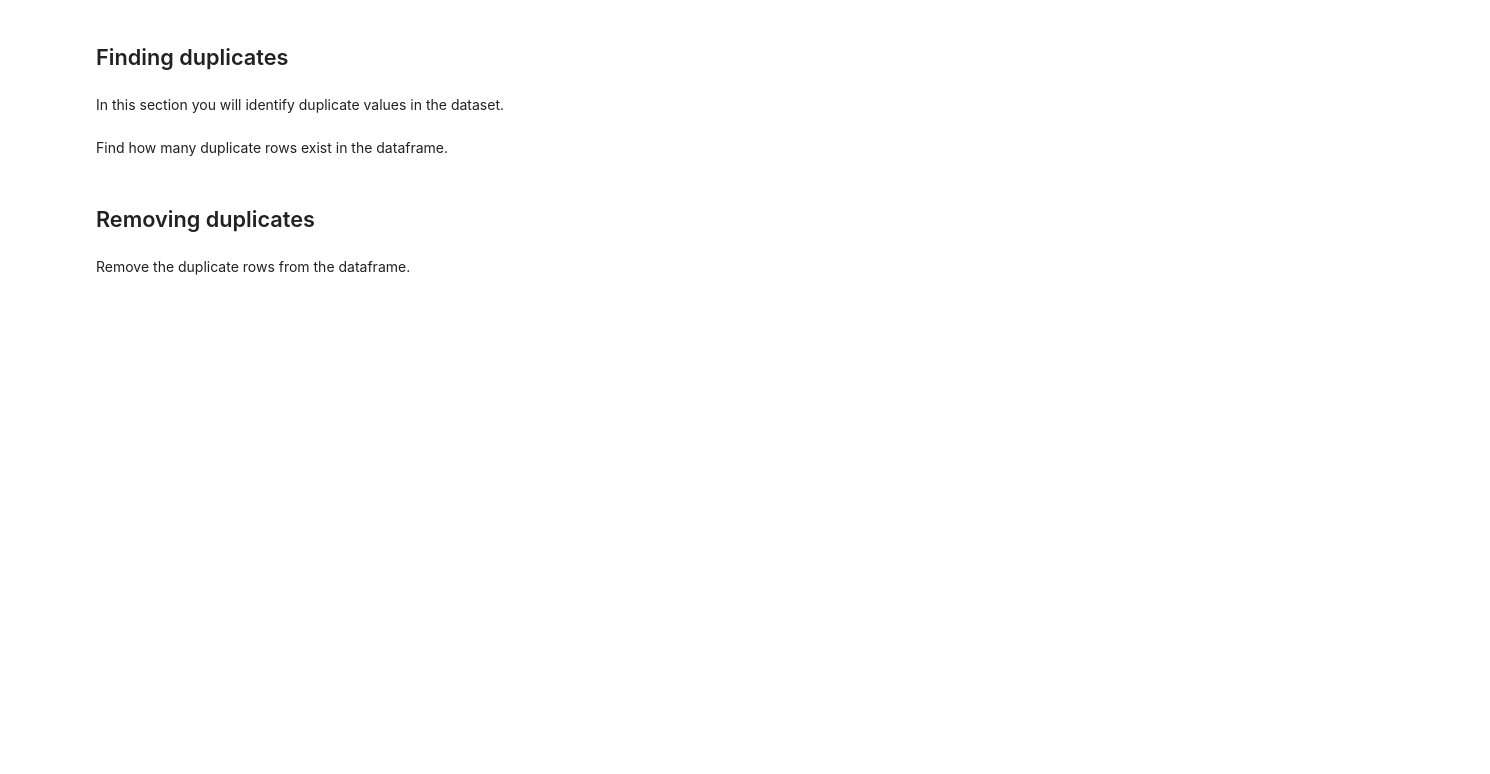
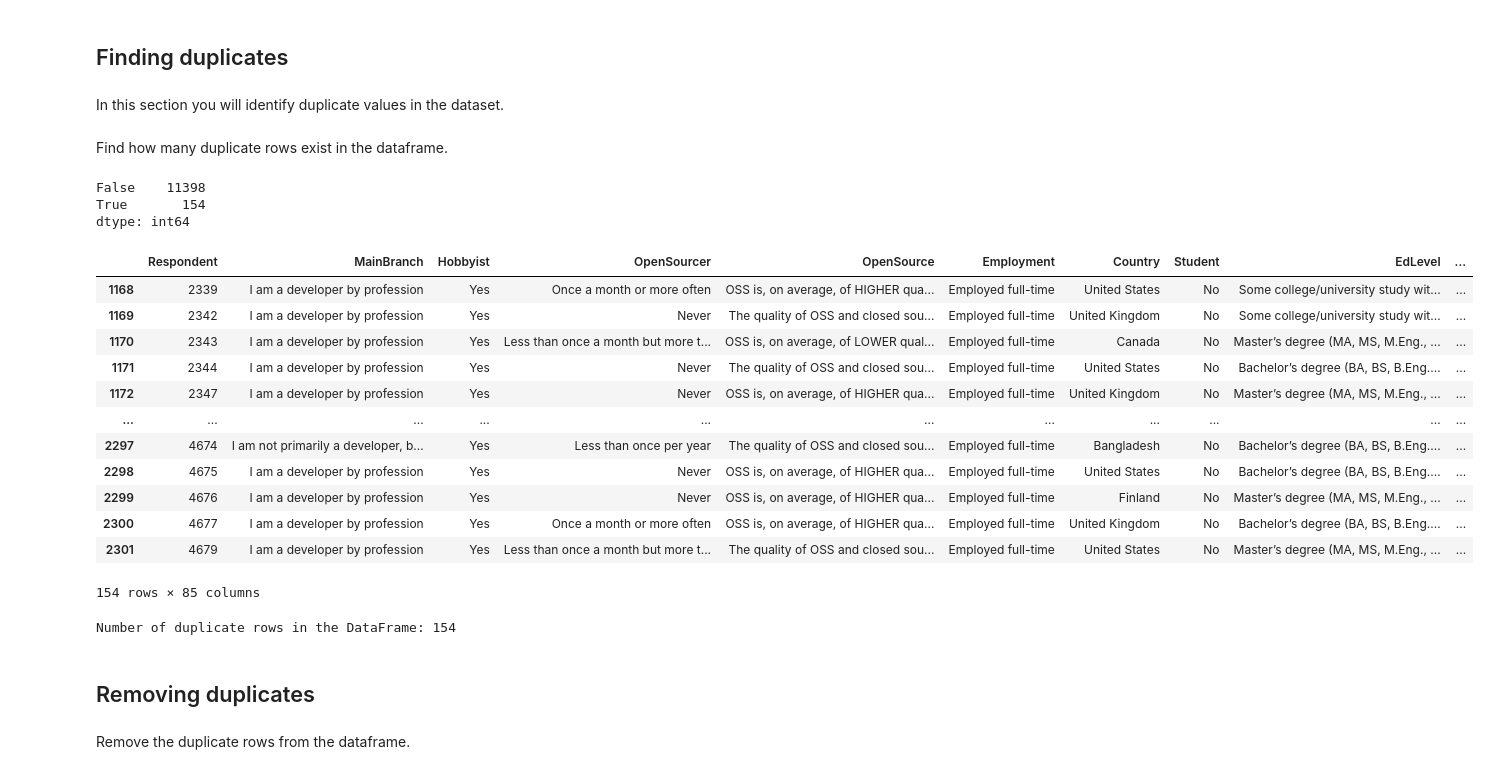
Before and after one commit to rahulbhoyar1995/IBM-Data-Analyst-Capstone-Project, a Jupyter notebook: 4_exploring_the_data/M2DataWrangling-lab.ipynb, the cells around one changed output. Saved outputs shown, nothing was run; the diff lists cells and outputs as text; code cells hidden in the pictures; blank space fills up the shorter version.

```diff
--- a/4_exploring_the_data/M2DataWrangling-lab.ipynb
+++ b/4_exploring_the_data/M2DataWrangling-lab.ipynb
@@ -47,3 +69,33 @@ In this section you will identify duplicate values in the dataset.
+# %%
+df.duplicated().value_counts()
+# %% [output]
+False    11398
+True       154
+dtype: int64
+# %%
+duplicate_rows = df[df.duplicated()]
+duplicate_rows
+# %% [output]
+|  | Respondent | MainBranch | Hobbyist | OpenSourcer | OpenSource | Employment | Country | Student | EdLevel | ... |
+| 1168 | 2339 | I am a developer by profession | Yes | Once a month or more often | OSS is, on average, of HIGHER qua... | Employed full-time | United States | No | Some college/university study wit... | ... |
+| 1169 | 2342 | I am a developer by profession | Yes | Never | The quality of OSS and closed sou... | Employed full-time | United Kingdom | No | Some college/university study wit... | ... |
+| 1170 | 2343 | I am a developer by profession | Yes | Less than once a month but more t... | OSS is, on average, of LOWER qual... | Employed full-time | Canada | No | Master’s degree (MA, MS, M.Eng., ... | ... |
+| 1171 | 2344 | I am a developer by profession | Yes | Never | The quality of OSS and closed sou... | Employed full-time | United States | No | Bachelor’s degree (BA, BS, B.Eng.... | ... |
+| 1172 | 2347 | I am a developer by profession | Yes | Never | OSS is, on average, of HIGHER qua... | Employed full-time | United Kingdom | No | Master’s degree (MA, MS, M.Eng., ... | ... |
+| ... | ... | ... | ... | ... | ... | ... | ... | ... | ... | ... |
+| 2297 | 4674 | I am not primarily a developer, b... | Yes | Less than once per year | The quality of OSS and closed sou... | Employed full-time | Bangladesh | No | Bachelor’s degree (BA, BS, B.Eng.... | ... |
+| 2298 | 4675 | I am a developer by profession | Yes | Never | OSS is, on average, of HIGHER qua... | Employed full-time | United States | No | Bachelor’s degree (BA, BS, B.Eng.... | ... |
+| 2299 | 4676 | I am a developer by profession | Yes | Never | OSS is, on average, of HIGHER qua... | Employed full-time | Finland | No | Master’s degree (MA, MS, M.Eng., ... | ... |
+| 2300 | 4677 | I am a developer by profession | Yes | Once a month or more often | OSS is, on average, of HIGHER qua... | Employed full-time | United Kingdom | No | Bachelor’s degree (BA, BS, B.Eng.... | ... |
+| 2301 | 4679 | I am a developer by profession | Yes | Less than once a month but more t... | The quality of OSS and closed sou... | Employed full-time | United States | No | Master’s degree (MA, MS, M.Eng., ... | ... |
+154 rows × 85 columns
+# %%
+
+number_of_duplicate_rows = len(duplicate_rows)
+
+print("Number of duplicate rows in the DataFrame:", number_of_duplicate_rows)
+# %% [output]
+Number of duplicate rows in the DataFrame: 154
 # %% [markdown]
 ## Removing duplicates
 # %% [markdown]
```
Also changed, not shown: parts of 28 cells of this notebook, 1 other file.
